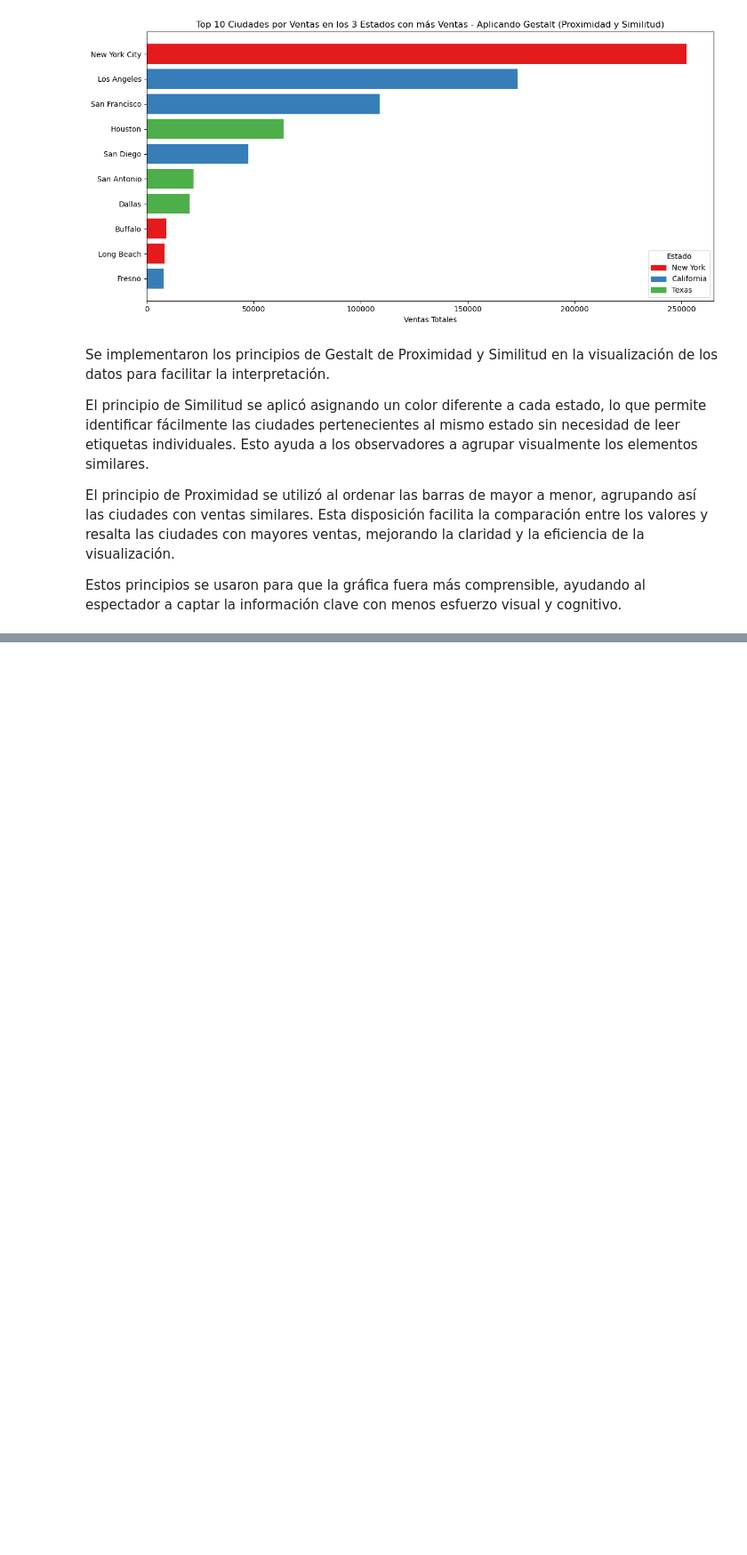
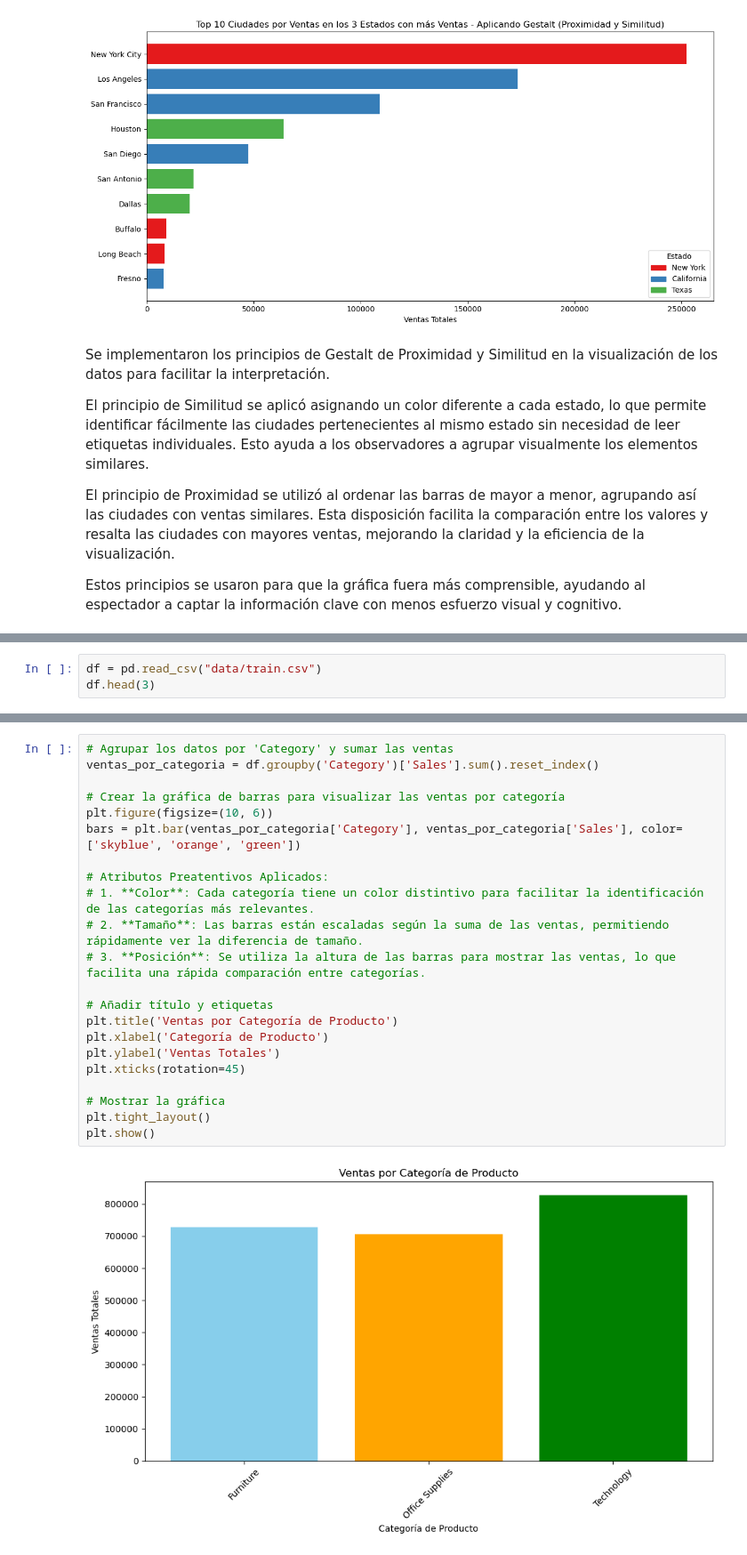
Before and after one commit to jazurdia/lab9-DS, a Jupyter notebook: lab9.ipynb, the cells around one changed output, grey strips where cells are left out. Shown at 89% size. Saved outputs shown, nothing was run; the diff lists cells and outputs as text; blank space fills up the shorter version.

```diff
--- a/lab9.ipynb
+++ b/lab9.ipynb
@@ -430,0 +501,3 @@ escalas) y explique por qué es problemática.
+# %%
+df = pd.read_csv("data/train.csv")
+df.head(3)
@@ -430,0 +509,24 @@ escalas) y explique por qué es problemática.
+# %%
+# Agrupar los datos por 'Category' y sumar las ventas
+ventas_por_categoria = df.groupby('Category')['Sales'].sum().reset_index()
+
+# Crear la gráfica de barras para visualizar las ventas por categoría
+plt.figure(figsize=(10, 6))
+bars = plt.bar(ventas_por_categoria['Category'], ventas_por_categoria['Sales'], color=['skyblue', 'orange', 'green'])
+
+# Atributos Preatentivos Aplicados:
+# 1. **Color**: Cada categoría tiene un color distintivo para facilitar la identificación de las categorías más relevantes.
+# 2. **Tamaño**: Las barras están escaladas según la suma de las ventas, permitiendo rápidamente ver la diferencia de tamaño.
+# 3. **Posición**: Se utiliza la altura de las barras para mostrar las ventas, lo que facilita una rápida comparación entre categorías.
+
+# Añadir título y etiquetas
+plt.title('Ventas por Categoría de Producto')
+plt.xlabel('Categoría de Producto')
+plt.ylabel('Ventas Totales')
+plt.xticks(rotation=45)
+
+# Mostrar la gráfica
+plt.tight_layout()
+plt.show()
+# %% [output]
+[figure, added]
```
Also changed, not shown: parts of 15 cells of this notebook.
